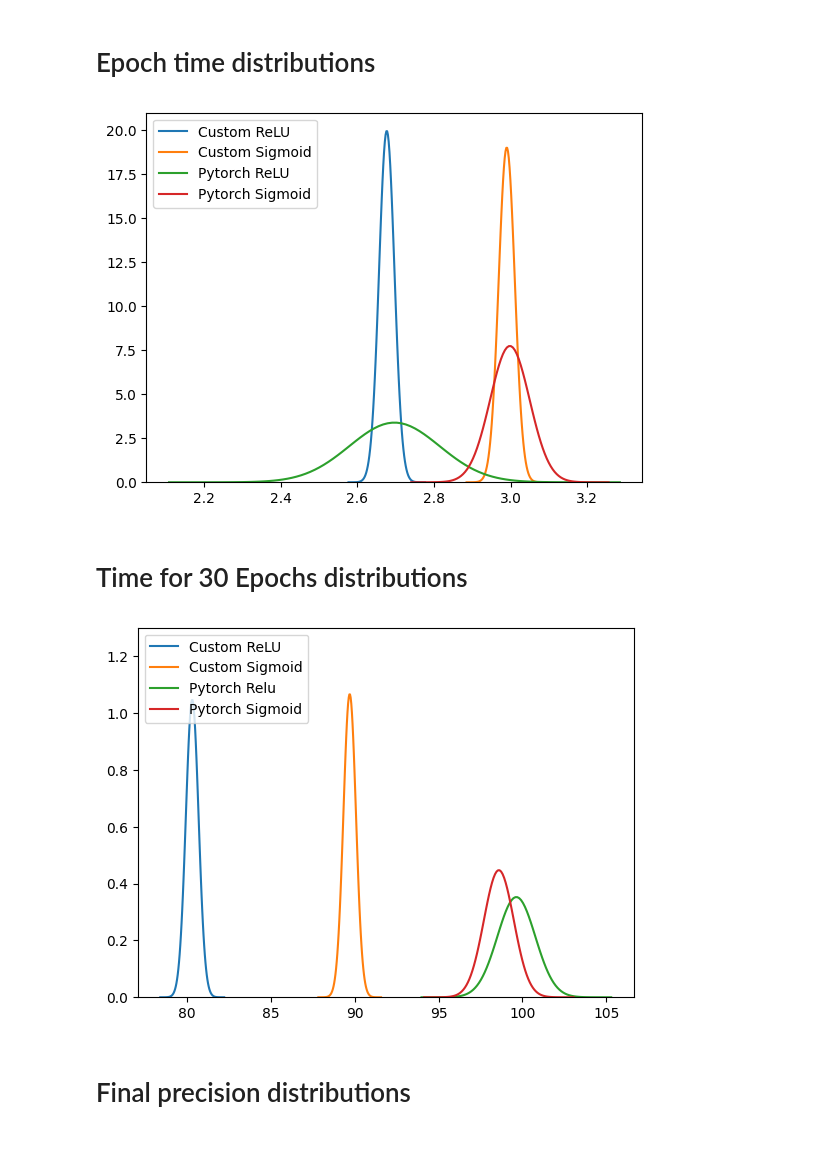
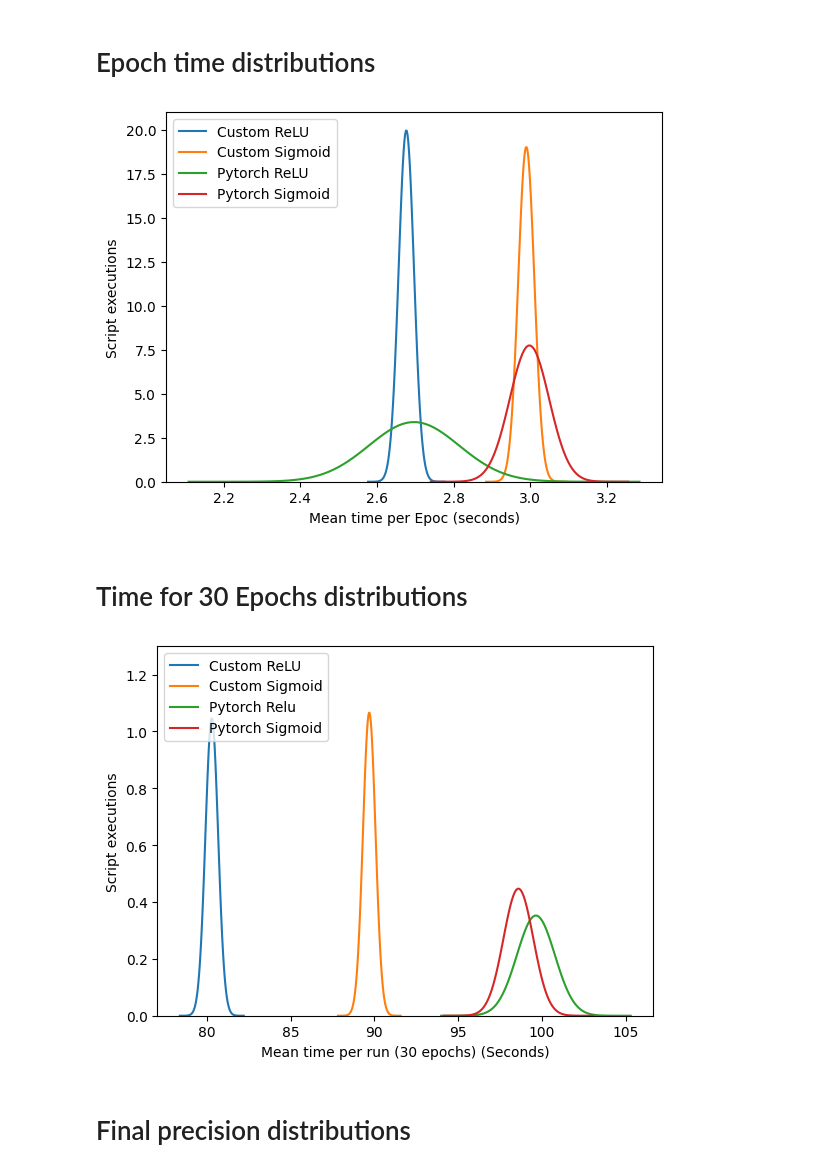
Before and after one commit to sebbdk/mnist-project-playground, a Jupyter notebook: results/calc.ipynb, the cells around one changed output. Cells and saved outputs as stored; diff of their text form; code cells hidden in the pictures; blank space fills up the shorter version.

Commit message:
graph changes

```diff
--- a/results/calc.ipynb
+++ b/results/calc.ipynb
@@ -112,34 +112,36 @@ for prog in timings:
 	chartData = chartData +  prog.tolist()
 
 chartData2 = []
 for prog in timingsB:
 	chartData2 = chartData2 +  prog.tolist()
 
 chartDataPytorchRelu = []
 for prog in timingsPytorchRelu:
 	chartDataPytorchRelu = chartData +  prog.tolist()
 
 chartDataPytorchSigmoid = []
 for prog in timingsPytorchSigmoid:
 	chartDataPytorchSigmoid = chartData2 +  prog.tolist()
 
 def plotMe(data, label):
 	mu = np.mean(data)
 	sigma = np.sqrt(np.var(data))
 	x = np.linspace(mu - 5*sigma, mu + 5*sigma, 100)
 	plt.plot(x, stats.norm.pdf(x, mu, sigma), label=label)
 
 plotMe(chartData, A_name)
 plotMe(chartData2, B_name)
 plotMe(chartDataPytorchRelu, "Pytorch ReLU")
 plotMe(chartDataPytorchSigmoid, "Pytorch Sigmoid")
 
 plt.legend(loc="upper left")
 plt.ylim(0, 21.0)
+plt.xlabel('Mean time per Epoc (seconds)')
+plt.ylabel('Script executions')
 
 plt.show()
 # %% [output]
-[figure, old version]
+[figure, new version]
 # %% [markdown]
 # Time for 30 Epochs distributions
 # %%
@@ -169,10 +171,12 @@ plotMe(chartDataPytorchSigmoid, "Pytorch Sigmoid")
 
 plt.legend(loc="upper left")
 plt.ylim(0, 1.3)
+plt.xlabel('Mean time per run (30 epochs) (Seconds)')
+plt.ylabel('Script executions')
 
 plt.show()
 # %% [output]
-[figure, old version]
+[figure, new version]
 # %% [markdown]
 # Final precision distributions
 # %%
```
Also changed, not shown: parts of 2 cells of this notebook, 1 other file.
